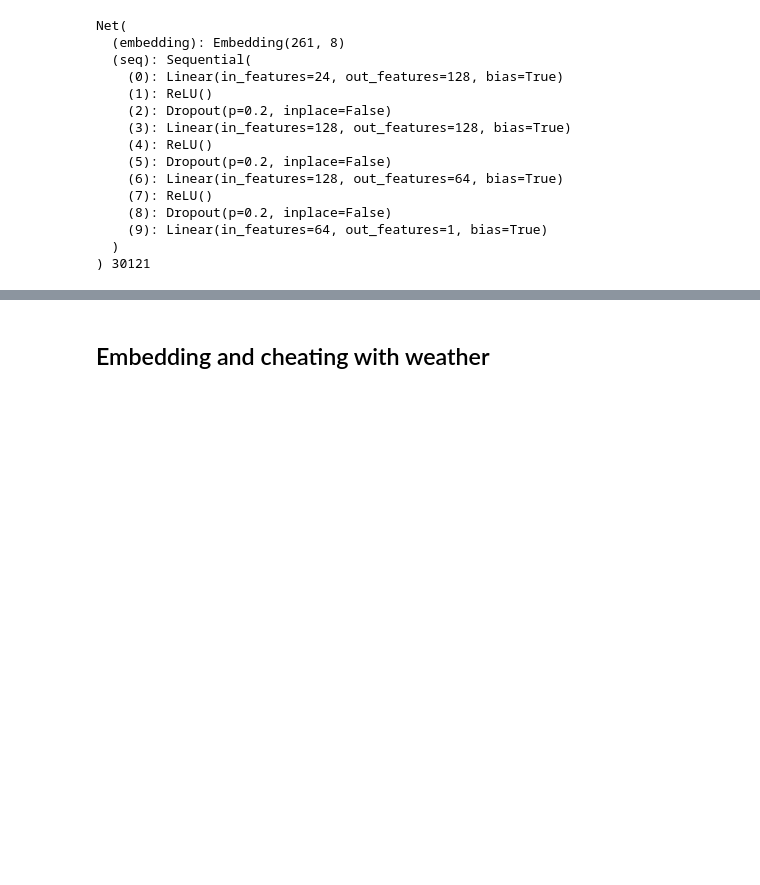
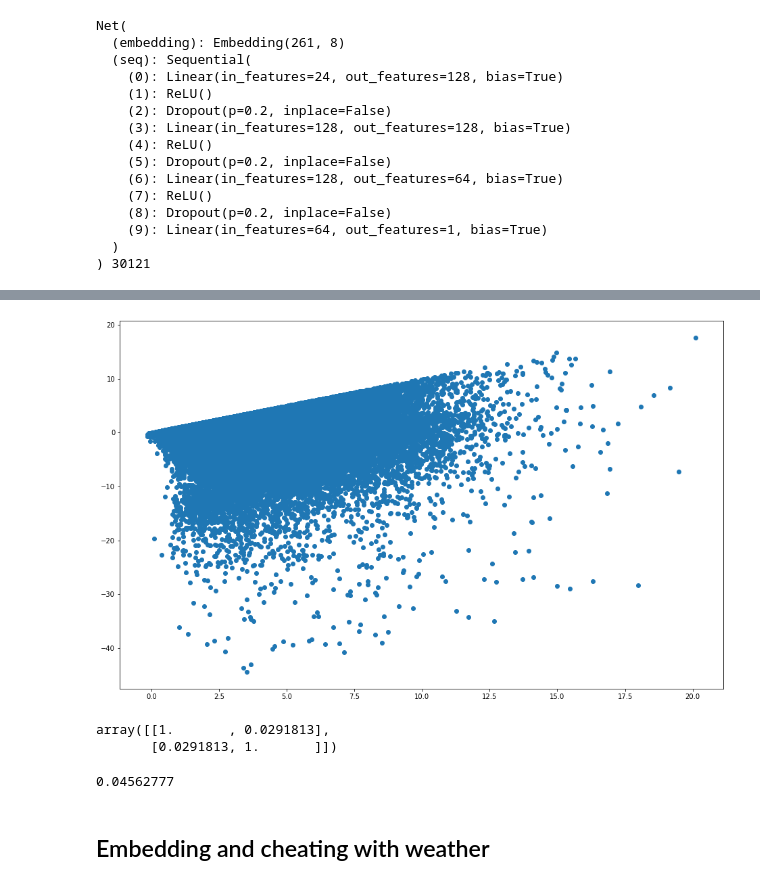
Before and after one commit to Bogeluno/GNN_Thesis, a Jupyter notebook: models/SimpleNN.ipynb, the cells around one changed output, grey strips where cells are left out. Drawn from its saved outputs; the diff is of its cells as text; code cells hidden in the pictures; blank space fills up the shorter version.

```diff
--- a/models/SimpleNN.ipynb
+++ b/models/SimpleNN.ipynb
@@ -2446,3 +2447,18 @@ plt.show()
+# %%
+fig, ax = plt.subplots(figsize = (16,10))
+ax.scatter(net.forward(X_test).detach().numpy()[:,0],net.forward(X_test).detach().numpy()[:,0]-y_test.detach().numpy()[:,0])
+plt.show()
+# %% [output]
+[figure, added]
+# %%
+np.corrcoef(net.forward(X_test).detach().numpy()[:,0],net.forward(X_test).detach().numpy()[:,0]-y_test.detach().numpy()[:,0])
+# %% [output]
+array([[1.       , 0.0291813],
+       [0.0291813, 1.       ]])
+# %%
+np.mean(net.forward(X_test).detach().numpy()[:,0]-y_test.detach().numpy()[:,0])
+# %% [output]
+0.04562777
 # %% [markdown]
 ## Embedding and cheating with weather
 # %%
```
Also changed, not shown: parts of 4 cells of this notebook, 10 other files.
